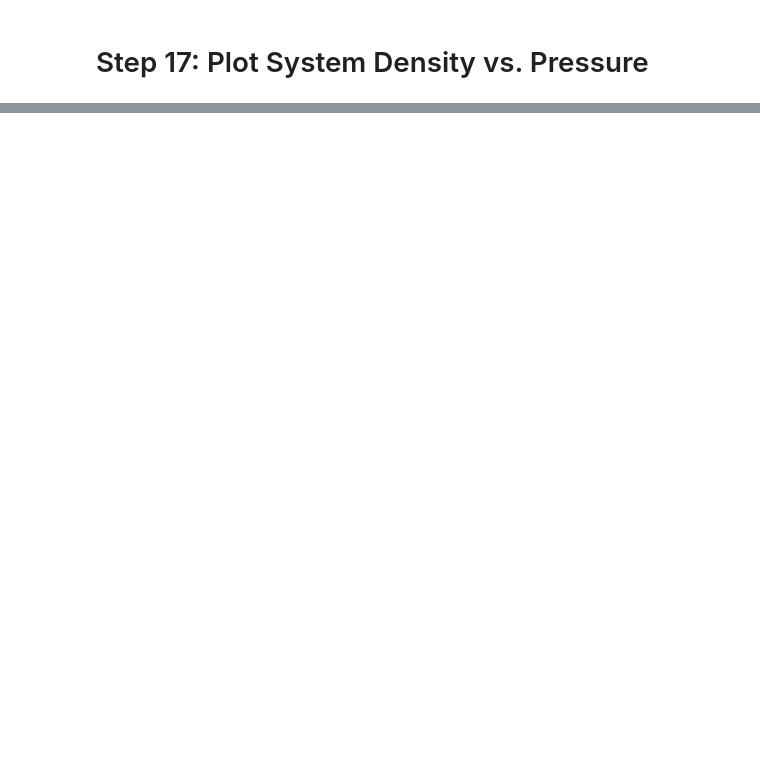
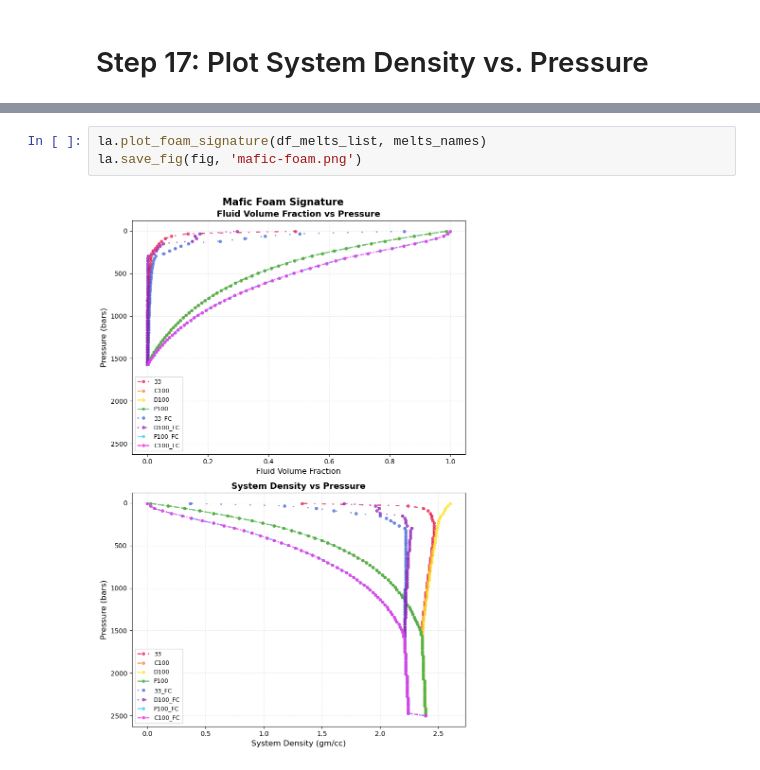
Before and after one commit to juliaberglind/MCS-Lassen-Isentropic-Decompression, a Jupyter notebook: code/lassen.ipynb, the cells around one changed output, grey strips where cells are left out. Saved outputs shown, nothing was run; the diff lists cells and outputs as text; blank space fills up the shorter version.

```diff
--- a/code/lassen.ipynb
+++ b/code/lassen.ipynb
@@ -158,0 +154,5 @@ la.save_fig(fig, 'Density-vs-Pressure.png')
+# %%
+la.plot_foam_signature(df_melts_list, melts_names)
+la.save_fig(fig, 'mafic-foam.png')
+# %% [output]
+[figure, added]
```
Also changed, not shown: parts of 14 cells of this notebook, 1 other file.
